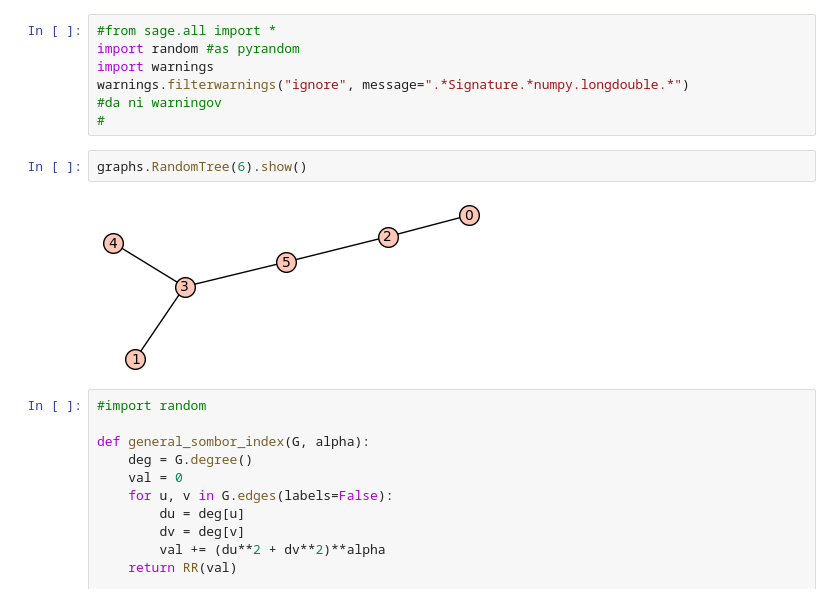
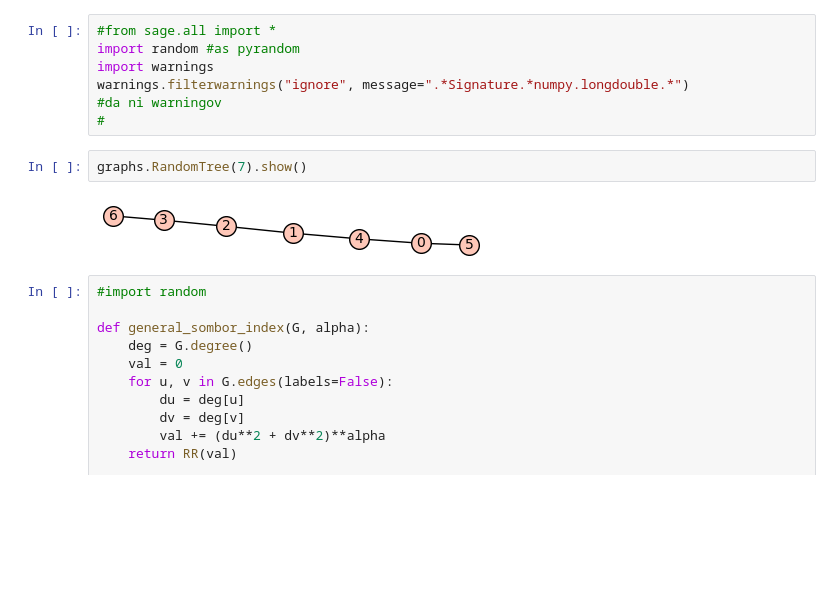
Before and after one commit to kajazefran/Projekt-FP, a Jupyter notebook: naloga.ipynb, the cells around one changed output. Cells and saved outputs as stored; diff of their text form; blank space fills up the shorter version.

```diff
--- a/naloga.ipynb
+++ b/naloga.ipynb
@@ -6,9 +6,9 @@ warnings.filterwarnings("ignore", message=".*Signature.*numpy.longdouble.*")
 #da ni warningov
 #
 # %%
-graphs.RandomTree(6).show()
+graphs.RandomTree(7).show()
 # %% [output]
-[figure, old version]
+[figure, new version]
 # %%
 #import random
 
```
